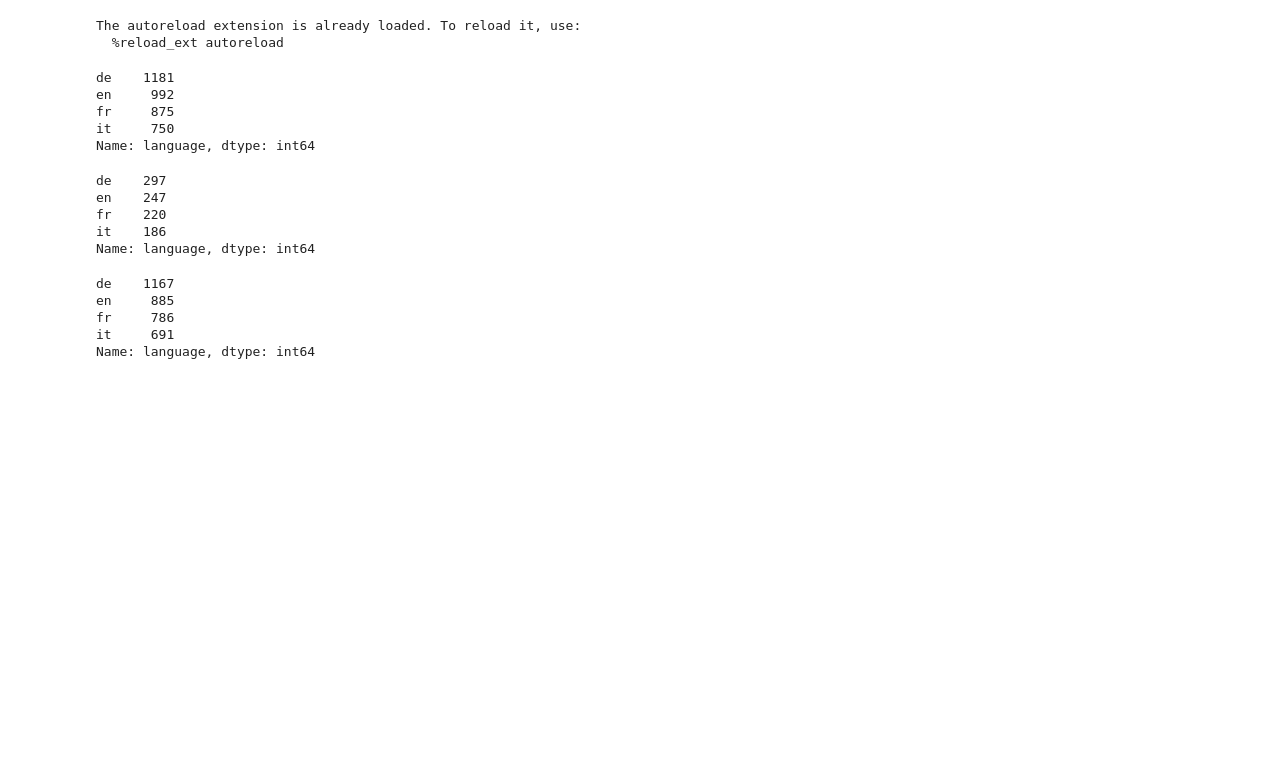
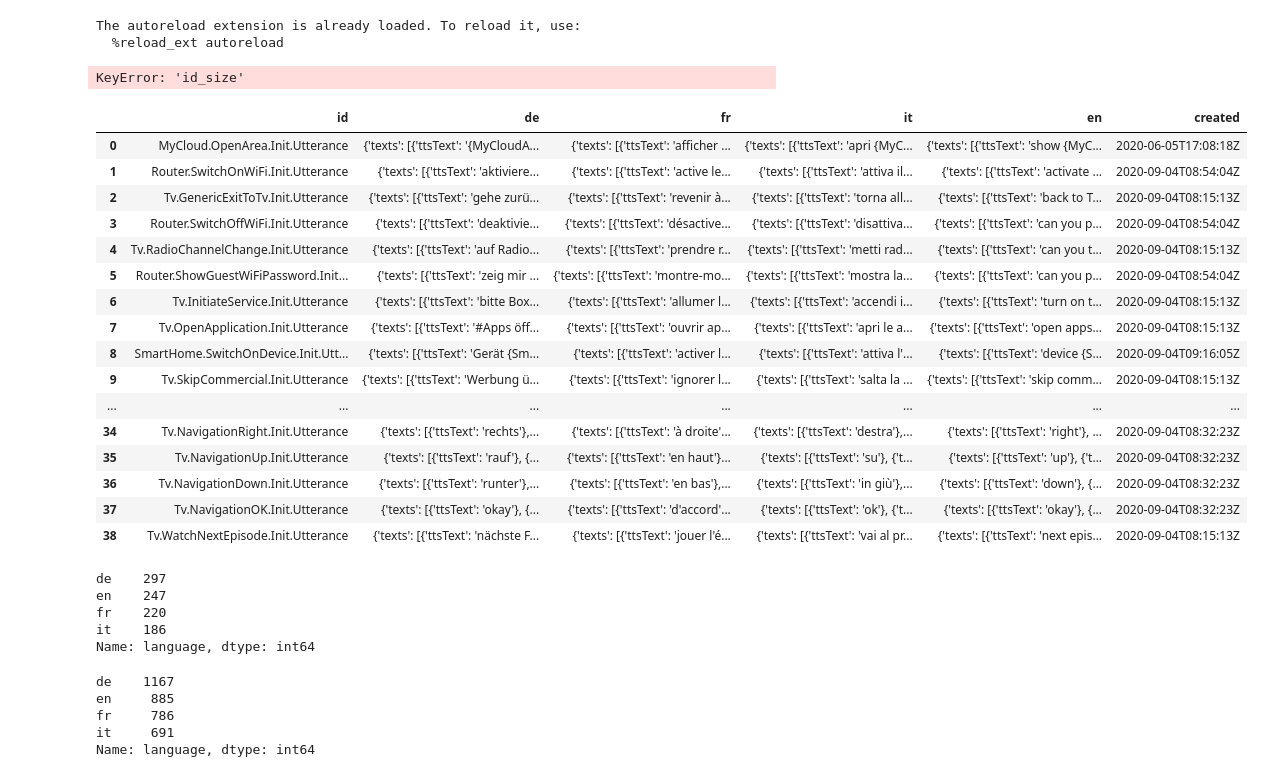
Before and after one commit to sting1000/generator, a Jupyter notebook: explore.ipynb, the cells around one changed output. Drawn from its saved outputs; the diff is of its cells as text; code cells hidden in the pictures; blank space fills up the shorter version.

```diff
--- a/explore.ipynb
+++ b/explore.ipynb
@@ -36,43 +36,57 @@ test_ratio = config['split']['test_ratio']
 valid_ratio = config['split']['valid_ratio']
 train_ratio = config['split']['train_ratio']
 
-# read dataframe
-templates = pd.read_json(data_dir / templates_filename)[['id'] + languages]
-entities = pd.read_json(data_dir / entities_filename)
+# # read dataframe
+# templates = pd.read_json(data_dir / templates_filename)[['id'] + languages]
+# entities = pd.read_json(data_dir / entities_filename)
 
-# make train and test for templates
-time_start = time.time()
-gen = Generator(templates=templates, entities=entities)
-df_temp = pd.DataFrame(columns=["id", "language", "text"])
-for tem_id in tqdm(templates.id):
-    for lan in languages:
-        for text in gen.get_templates(tem_id, lan):
-            df_temp = df_temp.append({
-                "id": tem_id,
-                "language": lan,
-                "text": text
-            }, ignore_index=True)
-df_temp = drop_small_class(df_temp.drop_duplicates(), ['id', 'language'])
-df_temp_train, df_temp_test_valid = train_test_split(df_temp,
-                                                     train_size=train_ratio,
-                                                     stratify=df_temp[['id', 'language']],
-                                                     random_state=random_seed)
+# # make train and test for templates
+# time_start = time.time()
+# gen = Generator(templates=templates, entities=entities)
+# df_temp = pd.DataFrame(columns=["id", "language", "text"])
+# for tem_id in tqdm(templates.id):
+#     for lan in languages:
+#         for text in gen.get_templates(tem_id, lan):
+#             df_temp = df_temp.append({
+#                 "id": tem_id,
+#                 "language": lan,
+#                 "text": text
+#             }, ignore_index=True)
+# df_temp = drop_small_class(df_temp.drop_duplicates(), ['id', 'language'])
+# df_temp_train, df_temp_test_valid = train_test_split(df_temp,
+#                                                      train_size=train_ratio,
+#                                                      stratify=df_temp[['id', 'language']],
+#                                                      random_state=random_seed)
+# %% [output]
+KeyError: 'id_size'
+# %%
+pd.read_json(data_dir / templates_filename)
+# %% [output]
+|  | id | de | fr | it | en | created |
+| 0 | MyCloud.OpenArea.Init.Utterance | {'texts': [{'ttsText': '{MyCloudA... | {'texts': [{'ttsText': 'afficher ... | {'texts': [{'ttsText': 'apri {MyC... | {'texts': [{'ttsText': 'show {MyC... | 2020-06-05T17:08:18Z |
+| 1 | Router.SwitchOnWiFi.Init.Utterance | {'texts': [{'ttsText': 'aktiviere... | {'texts': [{'ttsText': 'active le... | {'texts': [{'ttsText': 'attiva il... | {'texts': [{'ttsText': 'activate ... | 2020-09-04T08:54:04Z |
+| 2 | Tv.GenericExitToTv.Init.Utterance | {'texts': [{'ttsText': 'gehe zurü... | {'texts': [{'ttsText': 'revenir à... | {'texts': [{'ttsText': 'torna all... | {'texts': [{'ttsText': 'back to T... | 2020-09-04T08:15:13Z |
+| 3 | Router.SwitchOffWiFi.Init.Utterance | {'texts': [{'ttsText': 'deaktivie... | {'texts': [{'ttsText': 'désactive... | {'texts': [{'ttsText': 'disattiva... | {'texts': [{'ttsText': 'can you p... | 2020-09-04T08:54:04Z |
+| 4 | Tv.RadioChannelChange.Init.Utterance | {'texts': [{'ttsText': 'auf Radio... | {'texts': [{'ttsText': 'prendre r... | {'texts': [{'ttsText': 'metti rad... | {'texts': [{'ttsText': 'can you t... | 2020-09-04T08:15:13Z |
+| 5 | Router.ShowGuestWiFiPassword.Init... | {'texts': [{'ttsText': 'zeig mir ... | {'texts': [{'ttsText': 'montre-mo... | {'texts': [{'ttsText': 'mostra la... | {'texts': [{'ttsText': 'can you p... | 2020-09-04T08:54:04Z |
+| 6 | Tv.InitiateService.Init.Utterance | {'texts': [{'ttsText': 'bitte Box... | {'texts': [{'ttsText': 'allumer l... | {'texts': [{'ttsText': 'accendi i... | {'texts': [{'ttsText': 'turn on t... | 2020-09-04T08:15:13Z |
+| 7 | Tv.OpenApplication.Init.Utterance | {'texts': [{'ttsText': '#Apps öff... | {'texts': [{'ttsText': 'ouvrir ap... | {'texts': [{'ttsText': 'apri le a... | {'texts': [{'ttsText': 'open apps... | 2020-09-04T08:15:13Z |
+| 8 | SmartHome.SwitchOnDevice.Init.Utt... | {'texts': [{'ttsText': 'Gerät {Sm... | {'texts': [{'ttsText': 'activer l... | {'texts': [{'ttsText': 'attiva l'... | {'texts': [{'ttsText': 'device {S... | 2020-09-04T09:16:05Z |
+| 9 | Tv.SkipCommercial.Init.Utterance | {'texts': [{'ttsText': 'Werbung ü... | {'texts': [{'ttsText': 'ignorer l... | {'texts': [{'ttsText': 'salta la ... | {'texts': [{'ttsText': 'skip comm... | 2020-09-04T08:15:13Z |
+| ... | ... | ... | ... | ... | ... | ... |
+| 34 | Tv.NavigationRight.Init.Utterance | {'texts': [{'ttsText': 'rechts'},... | {'texts': [{'ttsText': 'à droite'... | {'texts': [{'ttsText': 'destra'},... | {'texts': [{'ttsText': 'right'}, ... | 2020-09-04T08:32:23Z |
+| 35 | Tv.NavigationUp.Init.Utterance | {'texts': [{'ttsText': 'rauf'}, {... | {'texts': [{'ttsText': 'en haut'}... | {'texts': [{'ttsText': 'su'}, {'t... | {'texts': [{'ttsText': 'up'}, {'t... | 2020-09-04T08:32:23Z |
+| 36 | Tv.NavigationDown.Init.Utterance | {'texts': [{'ttsText': 'runter'},... | {'texts': [{'ttsText': 'en bas'},... | {'texts': [{'ttsText': 'in giù'},... | {'texts': [{'ttsText': 'down'}, {... | 2020-09-04T08:32:23Z |
+| 37 | Tv.NavigationOK.Init.Utterance | {'texts': [{'ttsText': 'okay'}, {... | {'texts': [{'ttsText': 'd'accord'... | {'texts': [{'ttsText': 'ok'}, {'t... | {'texts': [{'ttsText': 'okay'}, {... | 2020-09-04T08:32:23Z |
+| 38 | Tv.WatchNextEpisode.Init.Utterance | {'texts': [{'ttsText': 'nächste F... | {'texts': [{'ttsText': 'jouer l'é... | {'texts': [{'ttsText': 'vai al pr... | {'texts': [{'ttsText': 'next epis... | 2020-09-04T08:15:13Z |
 # %%
-df_temp_train['language'].value_counts()
+print(df_temp_test_valid['language'].value_counts())
 # %% [output]
-de    1181
-en     992
-fr     875
-it     750
+de    297
+en    247
+fr    220
+it    186
 Name: language, dtype: int64
-# %%
-df_temp_test_valid['language'].value_counts()
-# %% [output]
-de    297
-en    247
-fr    220
-it    186
-Name: language, dtype: int64
 # %%
 df_temp_test_valid = drop_small_class(df_temp_test_valid, ['language'])
 df_temp_valid, df_temp_test = train_test_split(df_temp_test_valid,
```
Also changed, not shown: 31 other files.
